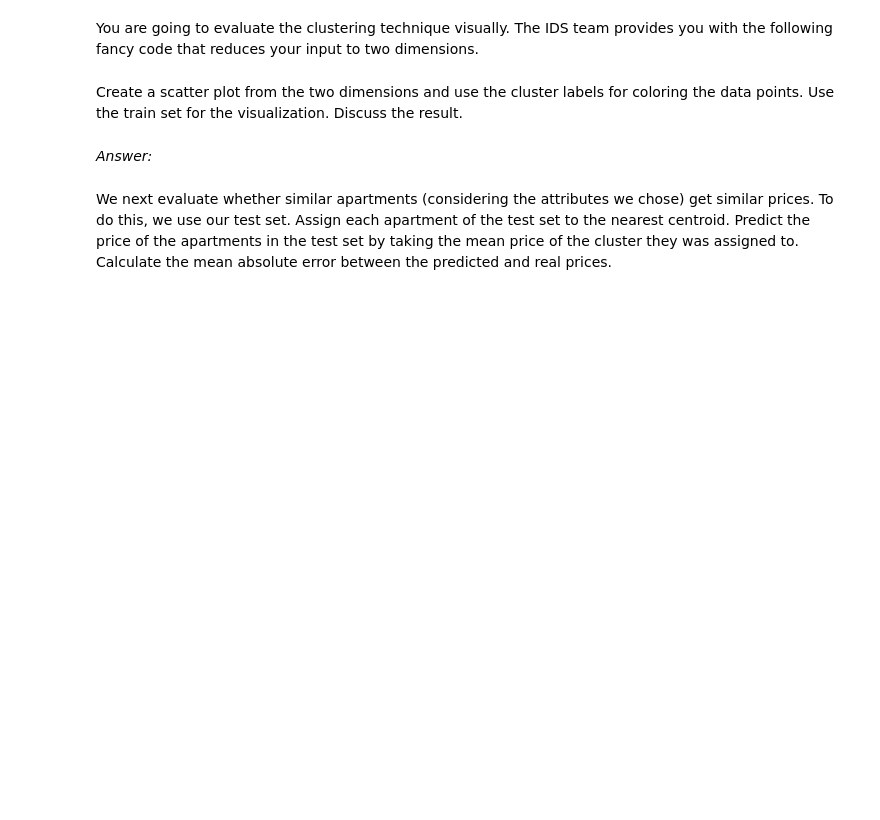
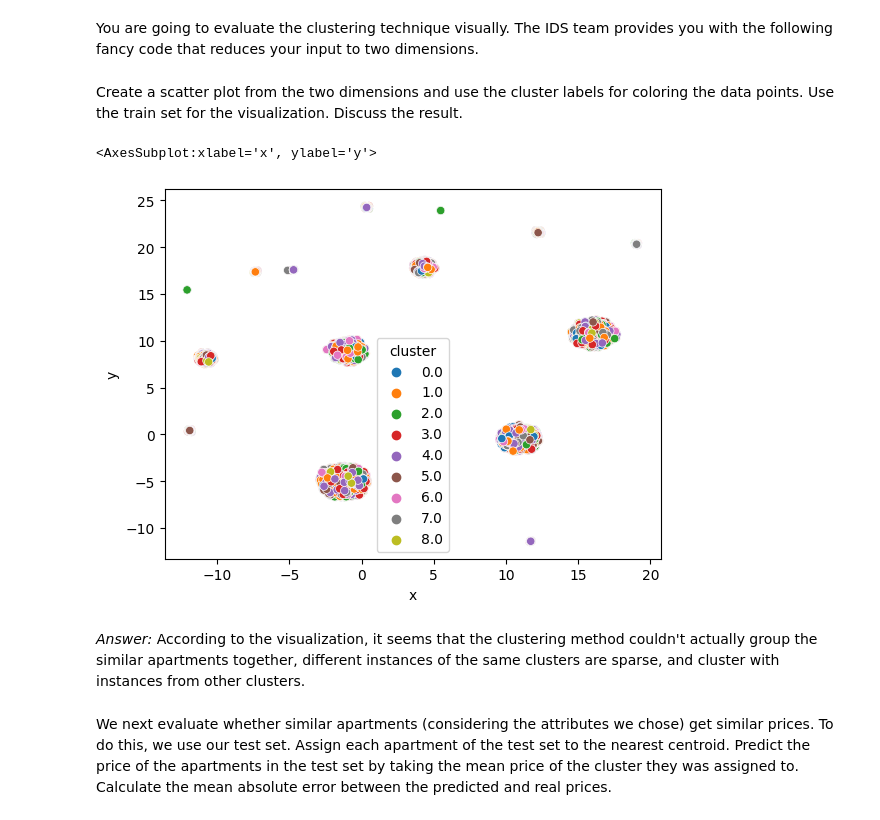
Before and after one commit to mnghiap/ids22, a Jupyter notebook: assignment1/assignment_1.ipynb, the cells around one changed output. Cells and saved outputs as stored; diff of their text form; code cells hidden in the pictures; blank space fills up the shorter version.

```diff
--- a/assignment1/assignment_1.ipynb
+++ b/assignment1/assignment_1.ipynb
@@ -858,9 +860,12 @@ dimension2 = embedding[0].T[1]
 Create a scatter plot from the two dimensions and use the cluster labels for coloring the data points. Use the train set for the visualization. Discuss the result.
 # %%
 # Your answer goes here
-sns.scatterplot(data=pd.DataFrame([dimension1, dimension2]), hue=cl_trainSet.cluster, palette="tab10")
+sns.scatterplot(data=pd.DataFrame({'x':dimension1, 'y':dimension2}), x="x", y="y", hue=cl_X_train_cluster.cluster, palette="tab10")
+# %% [output]
+<AxesSubplot:xlabel='x', ylabel='y'>
+[figure, added]
 # %% [markdown]
-_Answer:_
+_Answer:_ According to the visualization, it seems that the clustering method couldn't actually group the similar apartments together, different instances of the same clusters are sparse, and cluster with instances from other clusters.
 # %% [markdown]
 We next evaluate whether similar apartments (considering the attributes we chose) get similar prices. To do this, we use our test set. Assign each apartment of the test set to the nearest centroid. Predict the price of the apartments in the test set by taking the mean price of the cluster they was assigned to. Calculate the mean absolute error between the predicted and real prices.
 # %%
```
Also changed, not shown: parts of 25 cells of this notebook.
